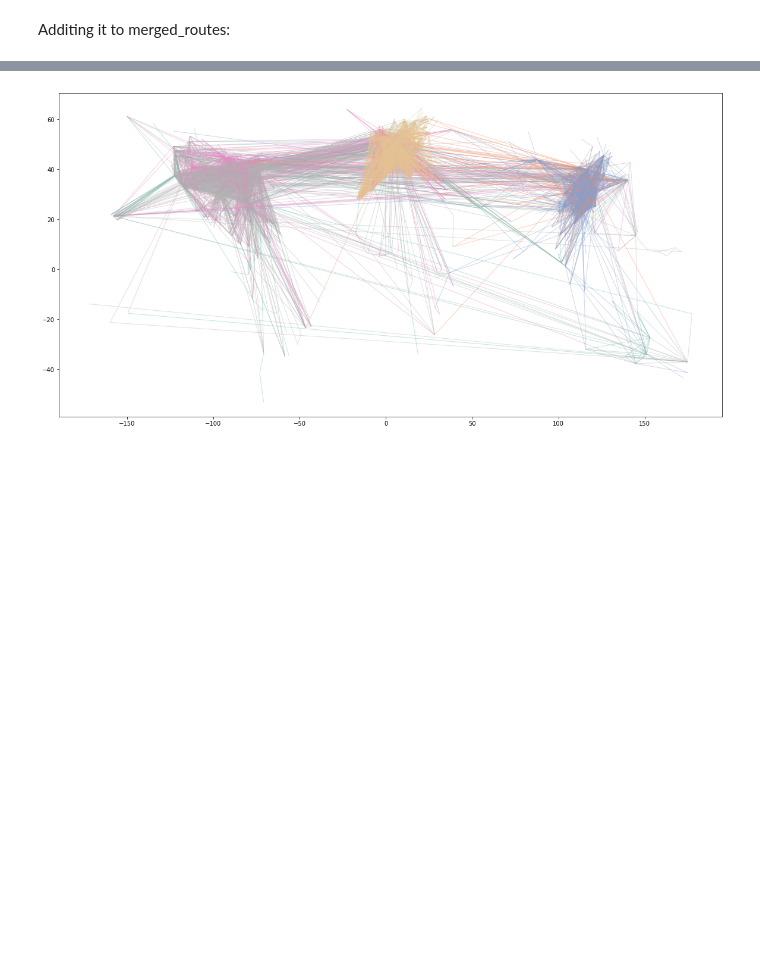
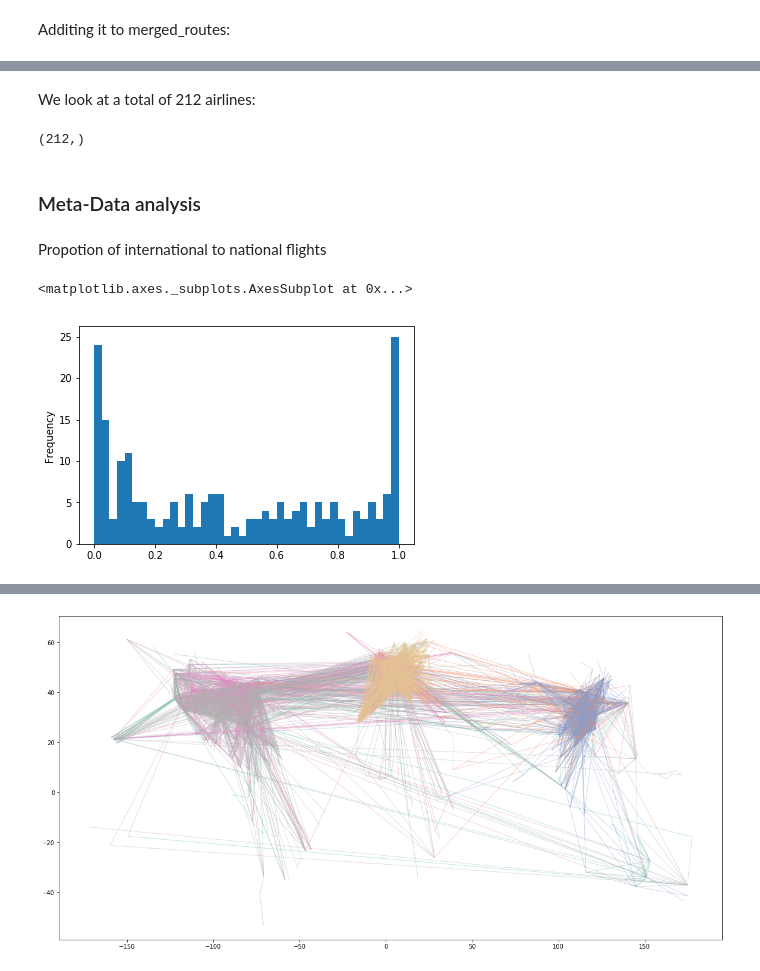
Before and after one commit to rusucosmin/ntp, a Jupyter notebook: Airline Analysis.ipynb, the cells around one changed output, grey strips where cells are left out. Drawn from its saved outputs; the diff is of its cells as text; code cells hidden in the pictures; blank space fills up the shorter version.

```diff
--- a/Airline Analysis.ipynb
+++ b/Airline Analysis.ipynb
@@ -166,0 +204,19 @@ merged_routes['Distance'] = merged_routes.apply(lambda x:
+# %%
+reasonably_big_airlines = merged_routes.Name.value_counts()[merged_routes.Name.value_counts() > 50].index
+# %%
+merged_routes = merged_routes[merged_routes.Name.isin(reasonably_big_airlines)]
+# %% [markdown]
+We look at a total of 212 airlines:
+# %%
+merged_routes.Name.unique().shape
+# %% [output]
+(212,)
+# %% [markdown]
+### Meta-Data analysis
+# %% [markdown]
+Propotion of international to national flights
+# %%
+merged_routes.groupby('Name').International.mean().plot(kind='hist', bins=40)
+# %% [output]
+<matplotlib.axes._subplots.AxesSubplot at 0x...>
+[figure, added]
```
Also changed, not shown: parts of 89 cells of this notebook.
